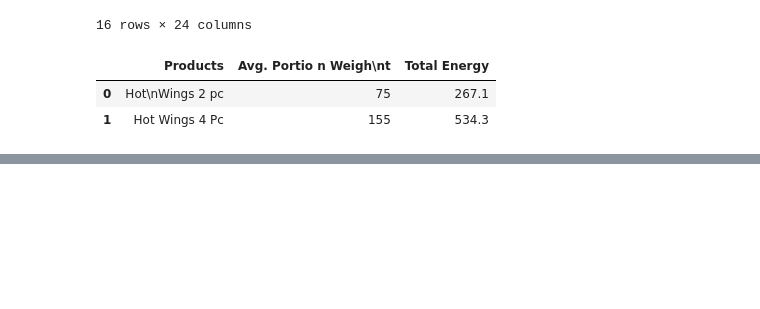
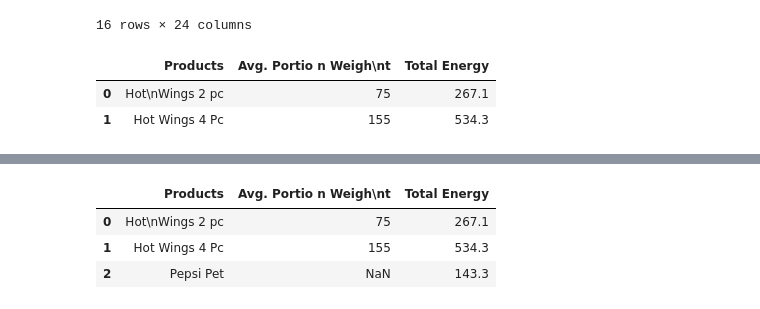
Before and after one commit to MariyaYu/Lesson_1, a Jupyter notebook: Untitled10.ipynb, the cells around one changed output, grey strips where cells are left out. Cells and saved outputs as stored; diff of their text form; code cells hidden in the pictures; blank space fills up the shorter version.

```diff
--- a/Untitled10.ipynb
+++ b/Untitled10.ipynb
@@ -105,0 +122,7 @@ result
+# %%
+result
+# %% [output]
+|  | Products | Avg. Portio n Weigh\nt | Total Energy |
+| 0 | Hot\nWings 2 pc | 75 | 267.1 |
+| 1 | Hot Wings 4 Pc | 155 | 534.3 |
+| 2 | Pepsi Pet | NaN | 143.3 |
```
Also changed, not shown: parts of 7 cells of this notebook.
